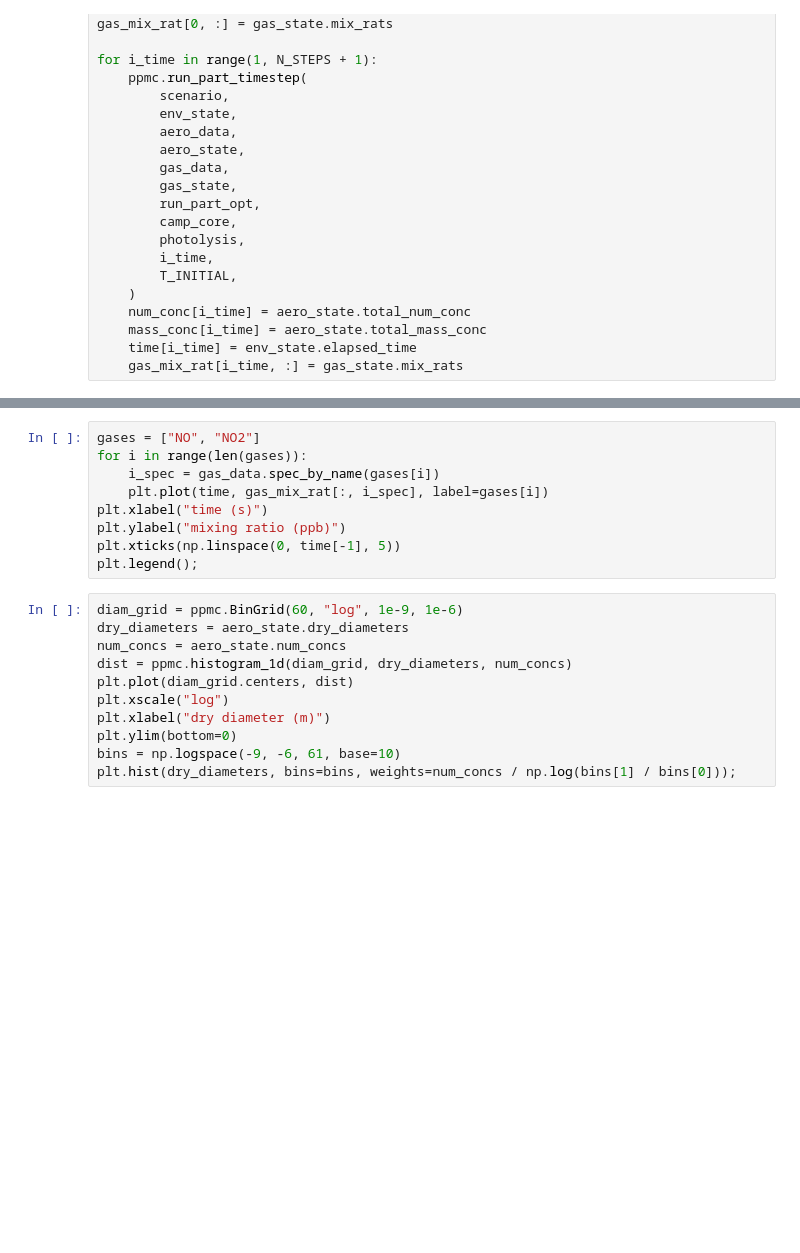
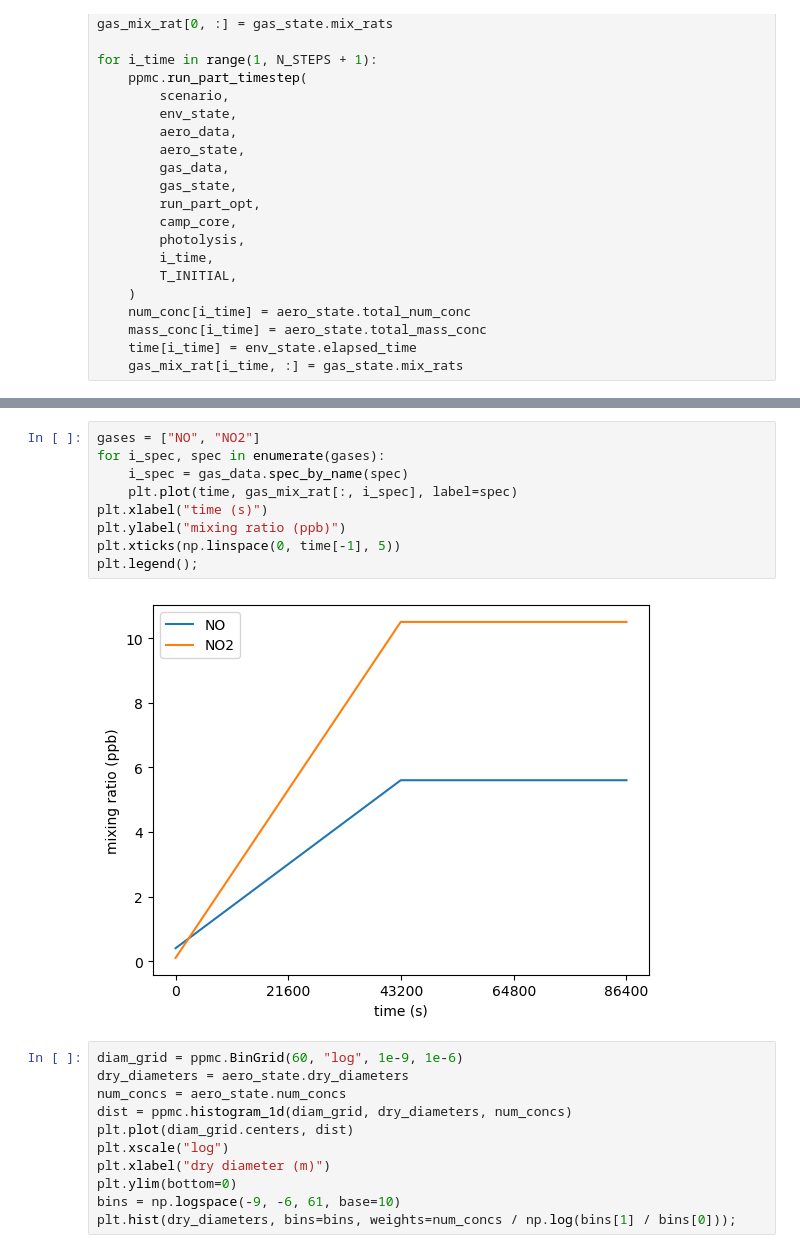
Before and after one commit to slayoo/PyPartMC-examples, a Jupyter notebook: notebooks/particle_simulation.ipynb, the cells around one changed output, grey strips where cells are left out. Drawn from its saved outputs; the diff is of its cells as text; blank space fills up the shorter version.

```diff
--- a/notebooks/particle_simulation.ipynb
+++ b/notebooks/particle_simulation.ipynb
@@ -247,12 +251,14 @@ plt.ylabel("number concentration");
 # %%
 gases = ["NO", "NO2"]
-for i in range(len(gases)):
-    i_spec = gas_data.spec_by_name(gases[i])
-    plt.plot(time, gas_mix_rat[:, i_spec], label=gases[i])
+for i_spec, spec in enumerate(gases):
+    i_spec = gas_data.spec_by_name(spec)
+    plt.plot(time, gas_mix_rat[:, i_spec], label=spec)
 plt.xlabel("time (s)")
 plt.ylabel("mixing ratio (ppb)")
 plt.xticks(np.linspace(0, time[-1], 5))
 plt.legend();
+# %% [output]
+[figure, added]
 # %%
 diam_grid = ppmc.BinGrid(60, "log", 1e-9, 1e-6)
 dry_diameters = aero_state.dry_diameters
```
Also changed, not shown: parts of 2 cells of this notebook.
